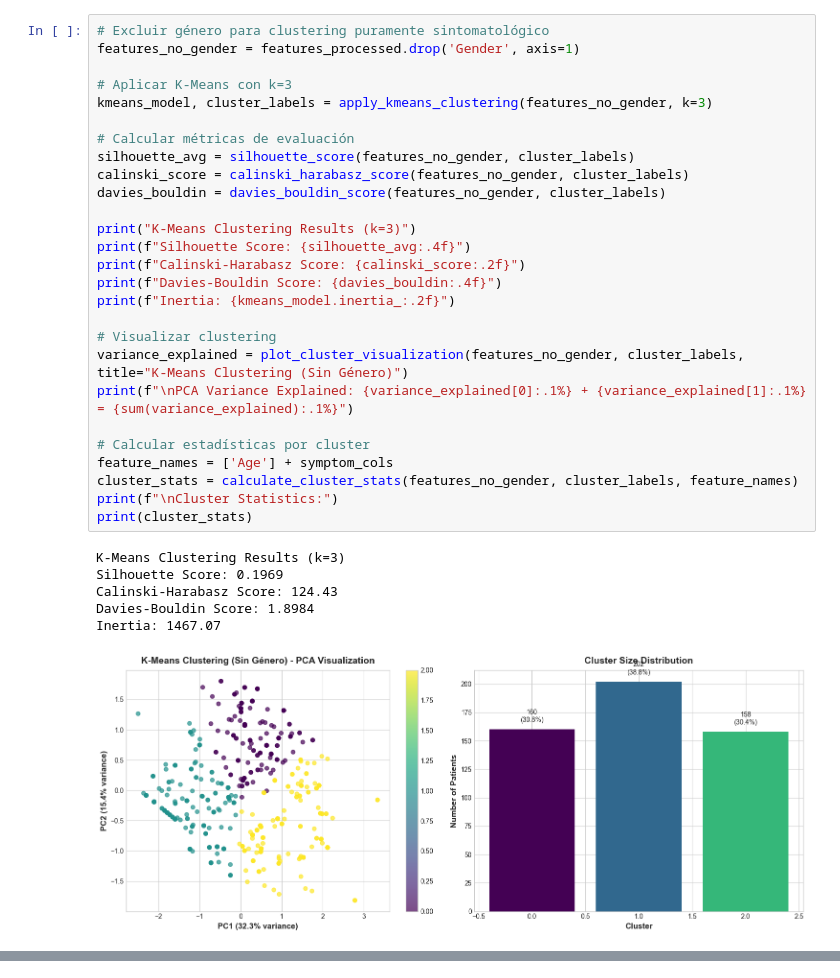
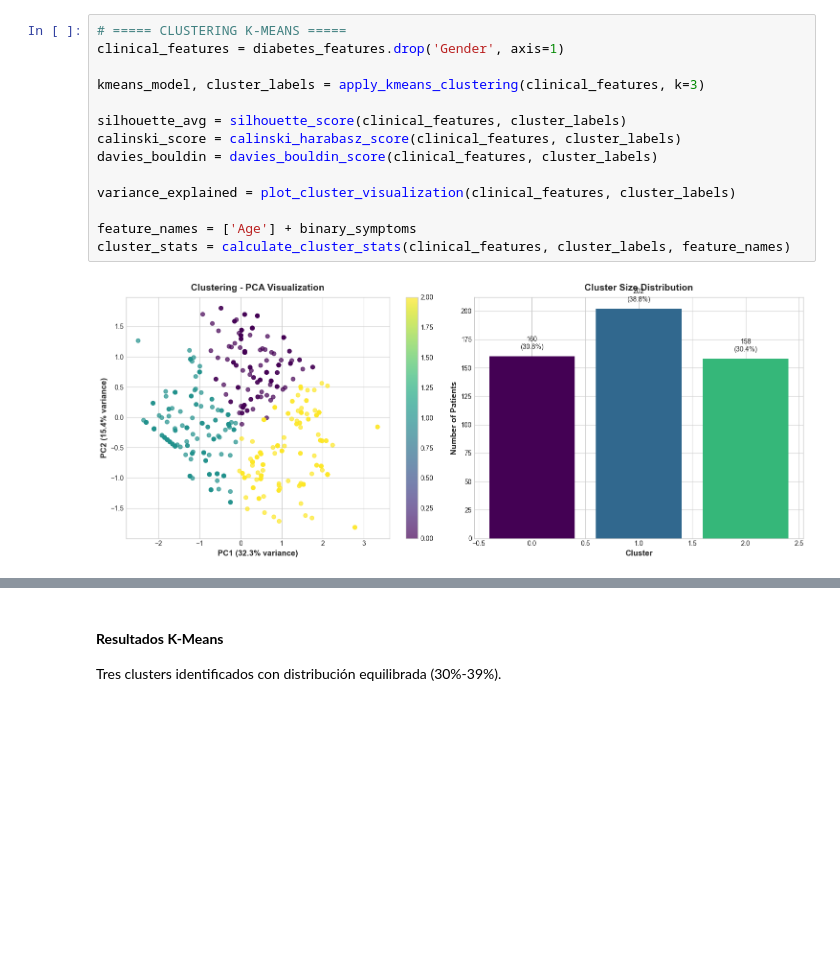
Before and after one commit to PameBlanca/FCD_UV_2025, a Jupyter notebook: Diabetes_project/notebook/02_diabetes_clustering_analysis.ipynb, the cells around one changed output, grey strips where cells are left out. Saved outputs shown, nothing was run; the diff lists cells and outputs as text; blank space fills up the shorter version.

```diff
--- a/Diabetes_project/notebook/02_diabetes_clustering_analysis.ipynb
+++ b/Diabetes_project/notebook/02_diabetes_clustering_analysis.ipynb
@@ -455,36 +249,18 @@ def plot_cluster_visualization(X, labels, title="K-Means Clustering"):
 
     return pca.explained_variance_ratio_
 # %%
-# Excluir género para clustering puramente sintomatológico
-features_no_gender = features_processed.drop('Gender', axis=1)
+# ===== CLUSTERING K-MEANS =====
+clinical_features = diabetes_features.drop('Gender', axis=1)
 
-# Aplicar K-Means con k=3
-kmeans_model, cluster_labels = apply_kmeans_clustering(features_no_gender, k=3)
+kmeans_model, cluster_labels = apply_kmeans_clustering(clinical_features, k=3)
 
-# Calcular métricas de evaluación
-silhouette_avg = silhouette_score(features_no_gender, cluster_labels)
-calinski_score = calinski_harabasz_score(features_no_gender, cluster_labels)
-davies_bouldin = davies_bouldin_score(features_no_gender, cluster_labels)
+silhouette_avg = silhouette_score(clinical_features, cluster_labels)
+calinski_score = calinski_harabasz_score(clinical_features, cluster_labels)
+davies_bouldin = davies_bouldin_score(clinical_features, cluster_labels)
 
-print("K-Means Clustering Results (k=3)")
-print(f"Silhouette Score: {silhouette_avg:.4f}")
-print(f"Calinski-Harabasz Score: {calinski_score:.2f}")
-print(f"Davies-Bouldin Score: {davies_bouldin:.4f}")
-print(f"Inertia: {kmeans_model.inertia_:.2f}")
+variance_explained = plot_cluster_visualization(clinical_features, cluster_labels)
 
-# Visualizar clustering
-variance_explained = plot_cluster_visualization(features_no_gender, cluster_labels, title="K-Means Clustering (Sin Género)")
-print(f"\nPCA Variance Explained: {variance_explained[0]:.1%} + {variance_explained[1]:.1%} = {sum(variance_explained):.1%}")
-
-# Calcular estadísticas por cluster
-feature_names = ['Age'] + symptom_cols
-cluster_stats = calculate_cluster_stats(features_no_gender, cluster_labels, feature_names)
-print(f"\nCluster Statistics:")
-print(cluster_stats)
+feature_names = ['Age'] + binary_symptoms
+cluster_stats = calculate_cluster_stats(clinical_features, cluster_labels, feature_names)
 # %% [output]
-K-Means Clustering Results (k=3)
-Silhouette Score: 0.1969
-Calinski-Harabasz Score: 124.43
-Davies-Bouldin Score: 1.8984
-Inertia: 1467.07
-[figure, old version]
+[figure, new version]
@@ -508 +267,5 @@ cluster
+# %% [markdown]
+#### **Resultados K-Means**
+
+Tres clusters identificados con distribución equilibrada (30%-39%).
 # %% [markdown]
```
Also changed, not shown: parts of 40 cells of this notebook.
